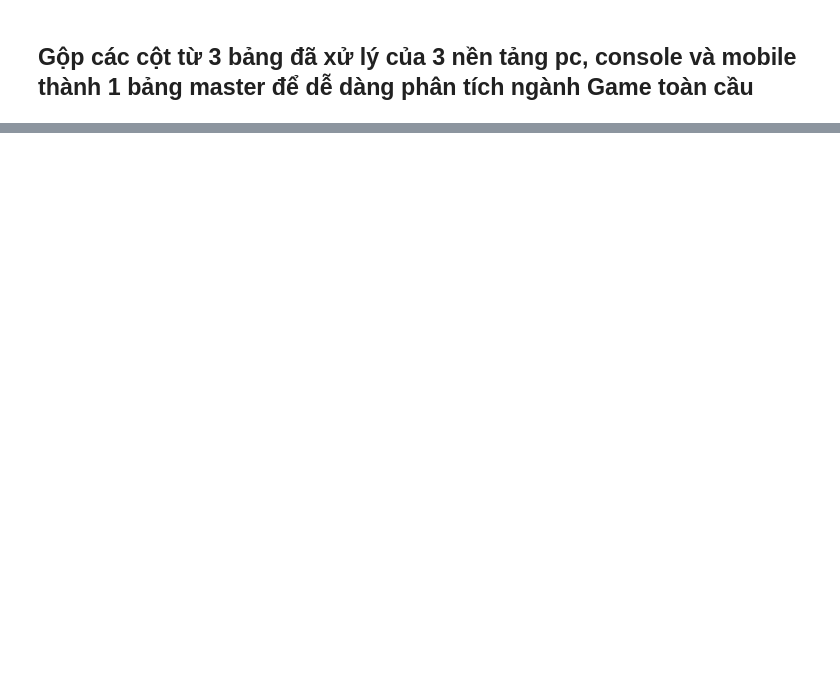
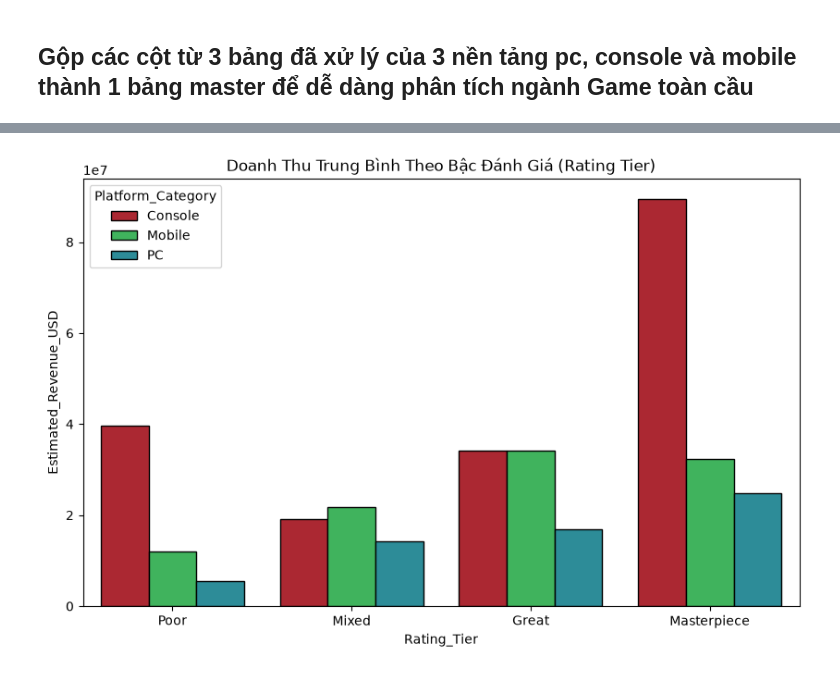
Before and after one commit to hoangle040706/Gaming-Market-Industry-Analytics, a Jupyter notebook: notebooks/etl/04_etl_master_pipeline.ipynb, the cells around one changed output, grey strips where cells are left out. Cells and saved outputs as stored; diff of their text form; code cells hidden in the pictures; blank space fills up the shorter version.

Commit message:
Finish ETL data

```diff
--- a/notebooks/etl/04_etl_master_pipeline.ipynb
+++ b/notebooks/etl/04_etl_master_pipeline.ipynb
@@ -46,0 +105,17 @@ master_df.to_csv(OUTPUT_PATH, index=False)
+# %%
+colors = {'PC': '#1b9aaa', 'Console': '#c1121f', 'Mobile': '#2dc653'}
+median_revn = master_df.groupby(['Rating_Tier', 'Platform_Category'])['Estimated_Revenue_USD'].mean().reset_index()
+plt.figure(figsize=(10, 6))
+sns.barplot(
+    data=median_revn,
+    x='Rating_Tier',
+    y='Estimated_Revenue_USD',
+    hue='Platform_Category',
+    order= ['Poor', 'Mixed', 'Great', 'Masterpiece'],
+    palette= colors,
+    edgecolor='black'
+)
+plt.title("Doanh Thu Trung Bình Theo Bậc Đánh Giá (Rating Tier)")
+plt.show()
+# %% [output]
+[figure, added]
```
Also changed, not shown: parts of 3 cells of this notebook, 5 other files.
